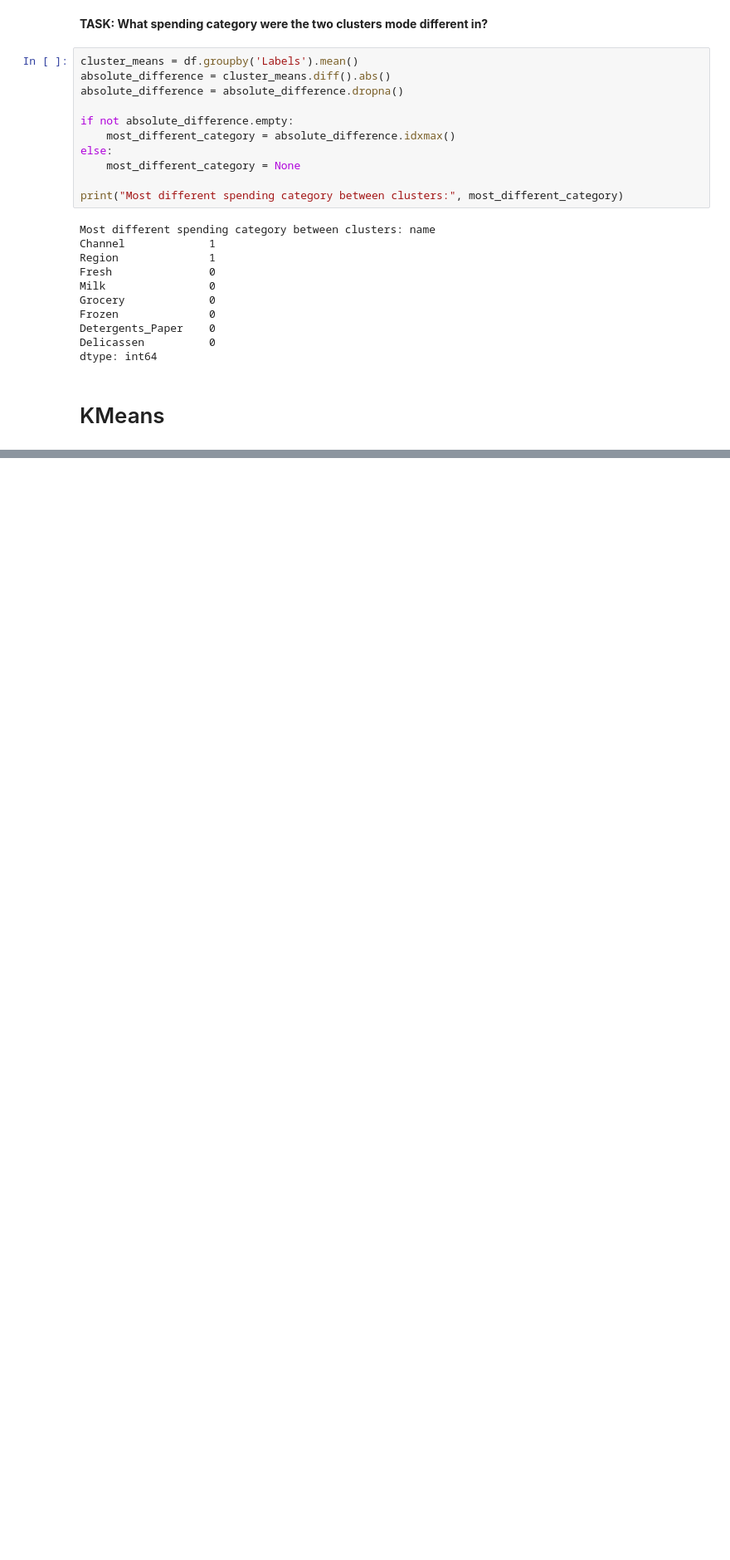
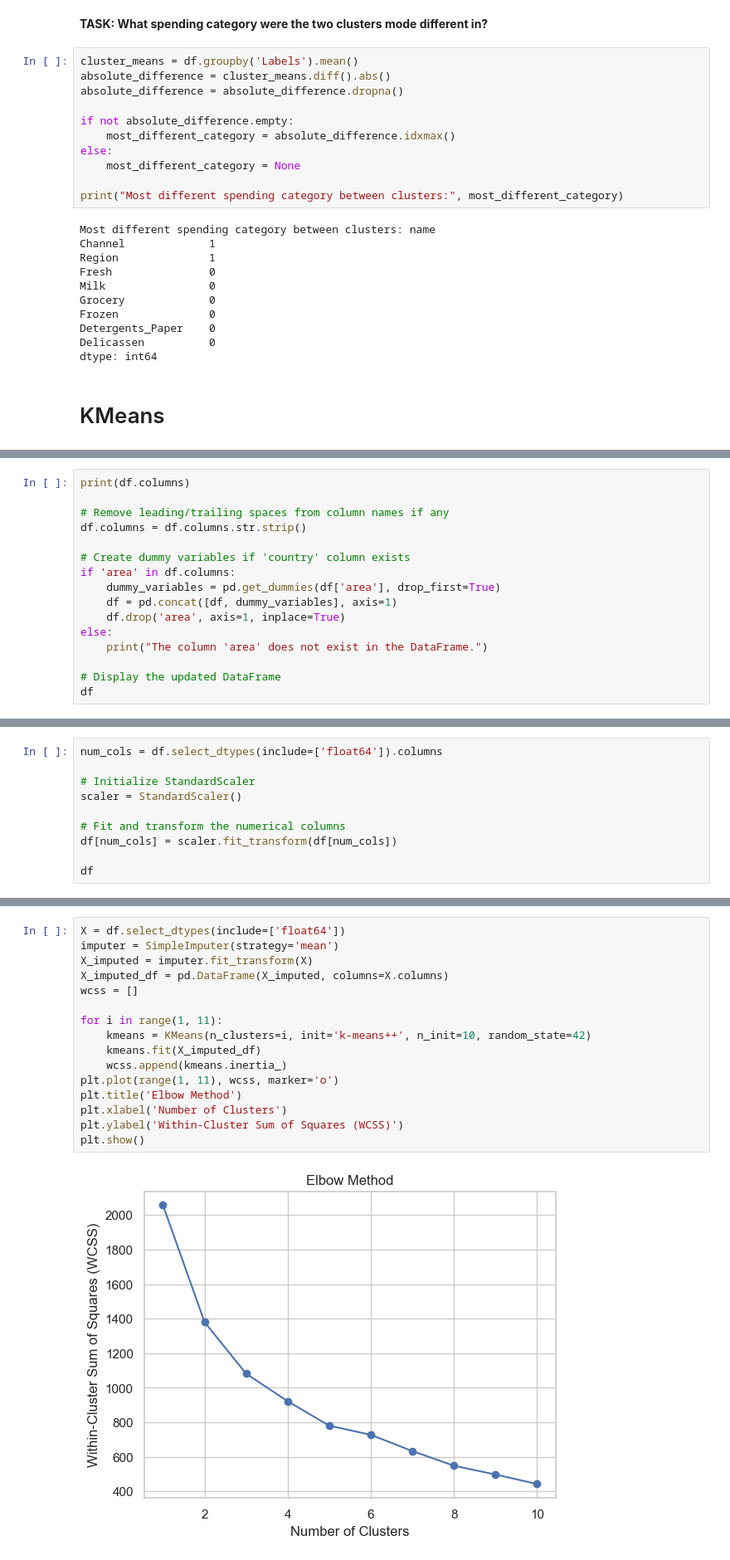
Before and after one commit to Zenolitee/DATA_ANALYTICS, a Jupyter notebook: Assignments/Lecture4.ipynb, the cells around one changed output, grey strips where cells are left out. Shown at 83% size. Drawn from its saved outputs; the diff is of its cells as text; blank space fills up the shorter version.

```diff
--- a/Assignments/Lecture4.ipynb
+++ b/Assignments/Lecture4.ipynb
@@ -440,0 +657,16 @@ dtype: int64
+# %%
+print(df.columns)
+
+# Remove leading/trailing spaces from column names if any
+df.columns = df.columns.str.strip()
+
+# Create dummy variables if 'country' column exists
+if 'area' in df.columns:
+    dummy_variables = pd.get_dummies(df['area'], drop_first=True)
+    df = pd.concat([df, dummy_variables], axis=1)
+    df.drop('area', axis=1, inplace=True)
+else:
+    print("The column 'area' does not exist in the DataFrame.")
+
+# Display the updated DataFrame
+df
@@ -440,0 +697,10 @@ dtype: int64
+# %%
+num_cols = df.select_dtypes(include=['float64']).columns
+
+# Initialize StandardScaler
+scaler = StandardScaler()
+
+# Fit and transform the numerical columns
+df[num_cols] = scaler.fit_transform(df[num_cols])
+
+df
@@ -440,0 +727,18 @@ dtype: int64
+# %%
+X = df.select_dtypes(include=['float64'])
+imputer = SimpleImputer(strategy='mean')
+X_imputed = imputer.fit_transform(X)
+X_imputed_df = pd.DataFrame(X_imputed, columns=X.columns)
+wcss = []
+
+for i in range(1, 11):
+    kmeans = KMeans(n_clusters=i, init='k-means++', n_init=10, random_state=42)
+    kmeans.fit(X_imputed_df)
+    wcss.append(kmeans.inertia_)
+plt.plot(range(1, 11), wcss, marker='o')
+plt.title('Elbow Method')
+plt.xlabel('Number of Clusters')
+plt.ylabel('Within-Cluster Sum of Squares (WCSS)')
+plt.show()
+# %% [output]
+[figure, added]
```
Also changed, not shown: parts of 27 cells of this notebook, 1 other file.
